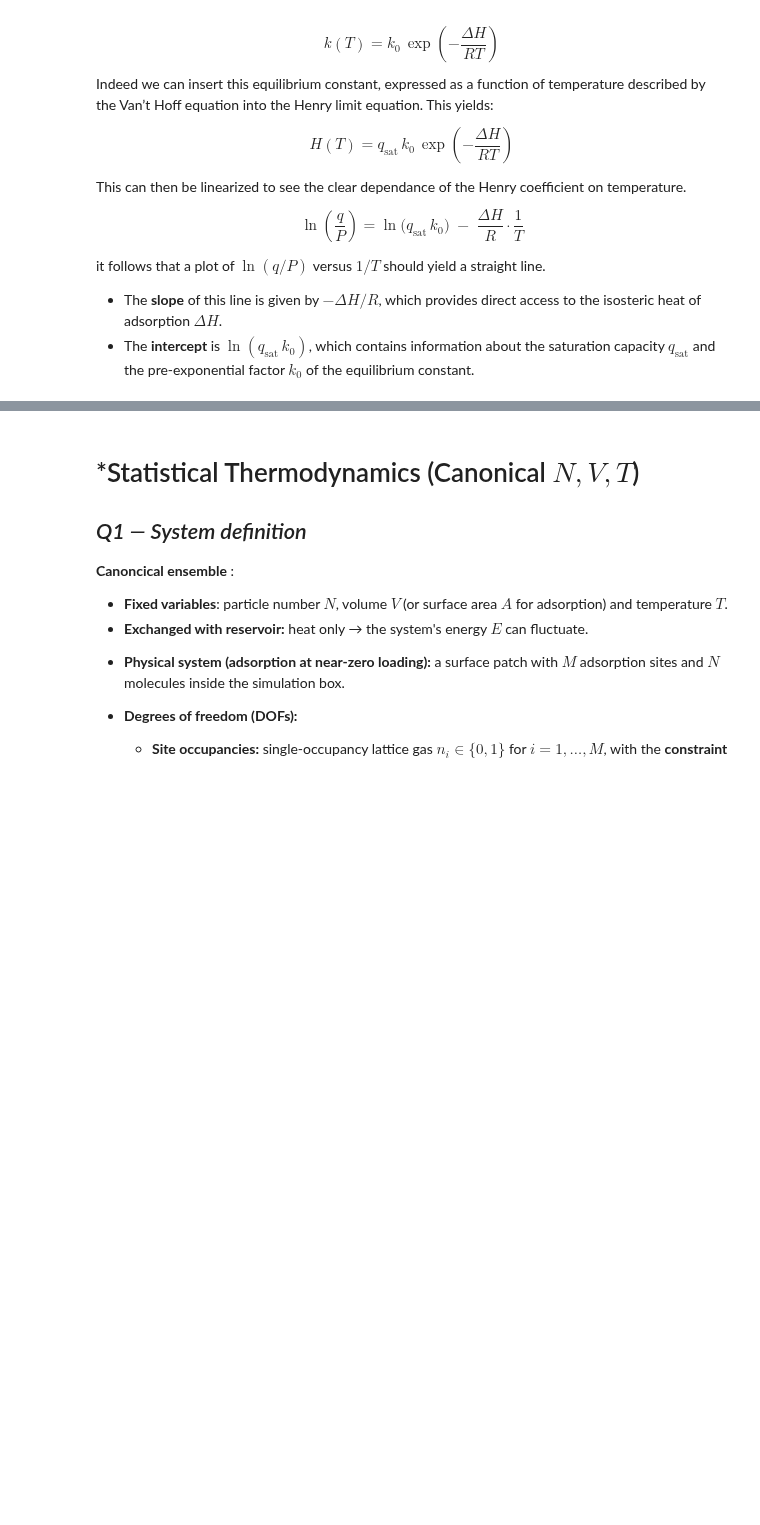
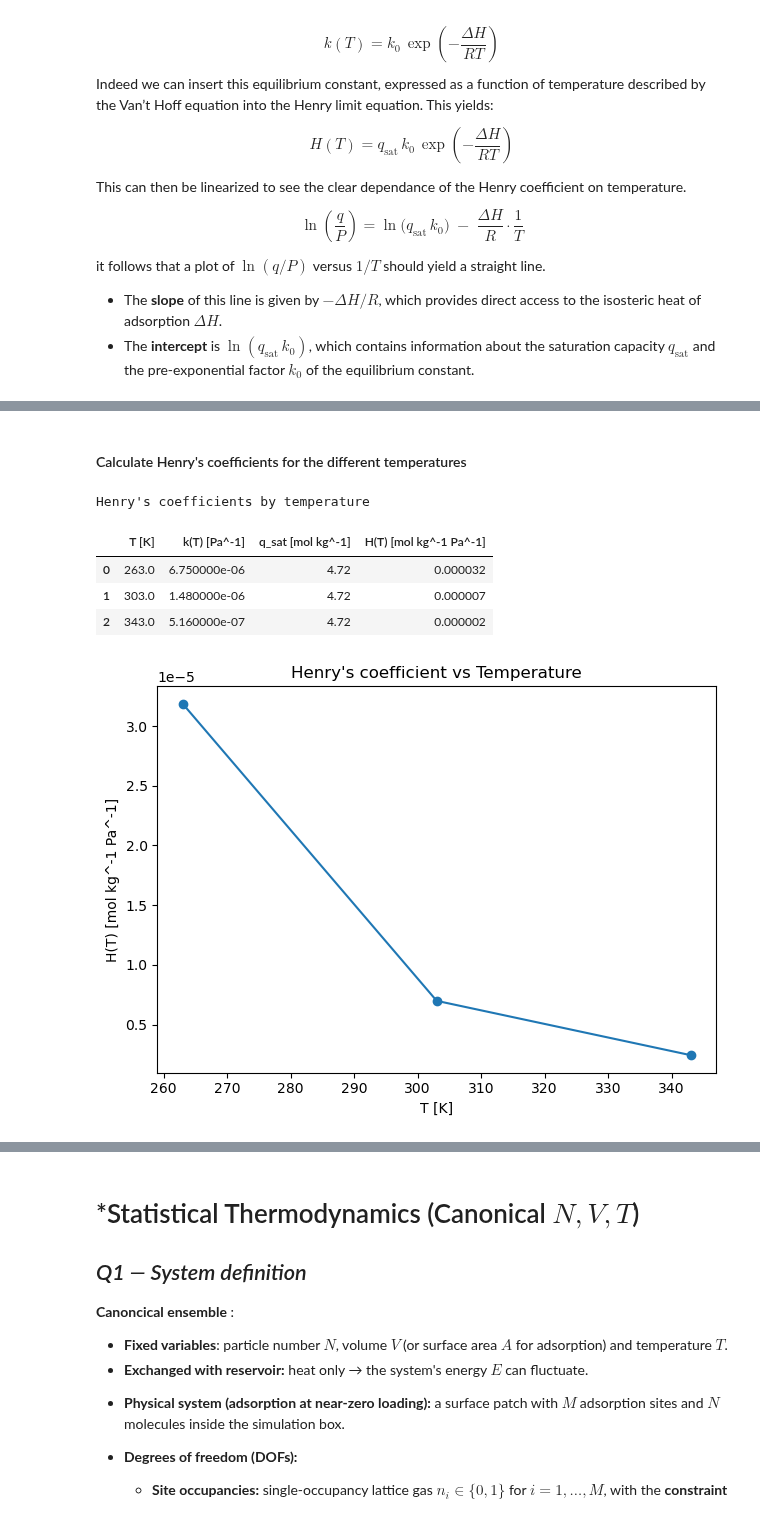
Before and after one commit to SerenaBouChaaya/modeling-lab-block-2-assignment-1, a Jupyter notebook: BLOCK 2/GroupC_Block2 _assignment1.ipynb, the cells around one changed output, grey strips where cells are left out. Drawn from its saved outputs; the diff is of its cells as text; code cells hidden in the pictures; blank space fills up the shorter version.

```diff
--- a/BLOCK 2/GroupC_Block2 _assignment1.ipynb
+++ b/BLOCK 2/GroupC_Block2 _assignment1.ipynb
@@ -86,0 +221,31 @@ it follows that a plot of $\ln(q/P)$ versus $1/T$ should yield a straight line.
+# %% [markdown]
+#### Calculate Henry's coefficients for the different temperatures
+# %%
+q_sat_mol_per_kg = 4.72
+
+H = q_sat_mol_per_kg * k  # units: (mol·kg^-1) * (Pa^-1) = mol·kg^-1·Pa^-1
+
+henry_df = pd.DataFrame({
+    "T [K]": T,
+    "k(T) [Pa^-1]": k,
+    "q_sat [mol kg^-1]": q_sat_mol_per_kg,
+    "H(T) [mol kg^-1 Pa^-1]": H
+}).sort_values("T [K]").reset_index(drop=True)
+
+print("Henry's coefficients by temperature")
+display(henry_df)
+
+plt.figure()
+plt.plot(T, H, marker="o")
+plt.xlabel("T [K]")
+plt.ylabel("H(T) [mol kg^-1 Pa^-1]")
+plt.title("Henry's coefficient vs Temperature")
+plt.tight_layout()
+plt.show()
+# %% [output]
+Henry's coefficients by temperature
+|  | T [K] | k(T) [Pa^-1] | q_sat [mol kg^-1] | H(T) [mol kg^-1 Pa^-1] |
+| 0 | 263.0 | 6.750000e-06 | 4.72 | 0.000032 |
+| 1 | 303.0 | 1.480000e-06 | 4.72 | 0.000007 |
+| 2 | 343.0 | 5.160000e-07 | 4.72 | 0.000002 |
+[figure, added]
```
Also changed, not shown: parts of 5 cells of this notebook, 1 other file.
